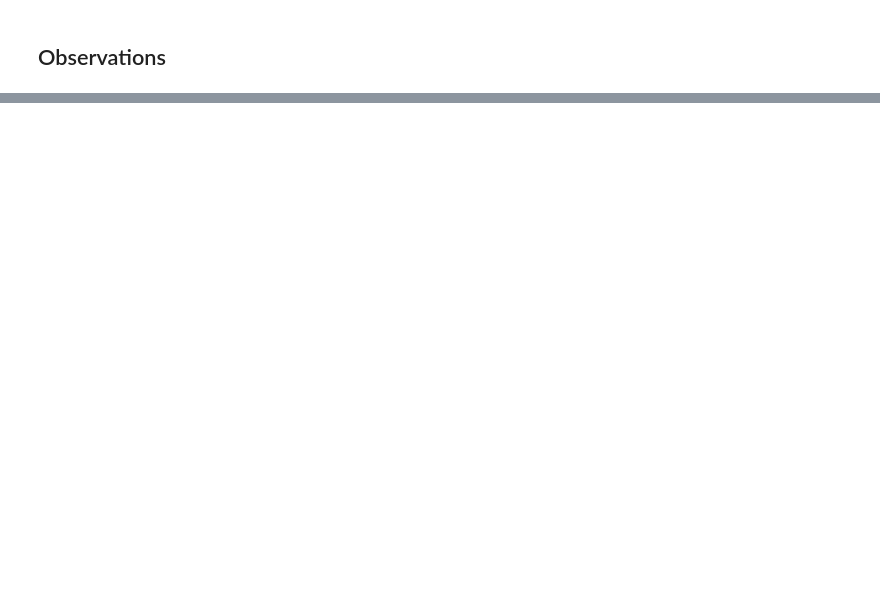
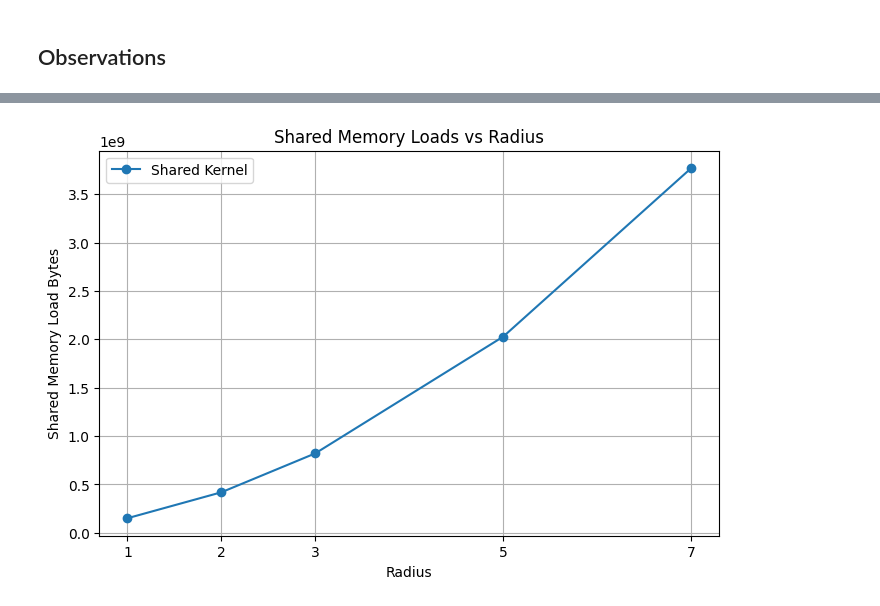
Before and after one commit to mematcha/gpumode-projects-notebook, a Jupyter notebook: 02_Labs/Lecture 2/Question 4/Mean Filter With and Without Shared Memory.ipynb, the cells around one changed output, grey strips where cells are left out. Cells and saved outputs as stored; diff of their text form; code cells hidden in the pictures; blank space fills up the shorter version.

```diff
--- a/02_Labs/Lecture 2/Question 4/Mean Filter With and Without Shared Memory.ipynb
+++ b/02_Labs/Lecture 2/Question 4/Mean Filter With and Without Shared Memory.ipynb
@@ -411,0 +990,20 @@ naive_time, shared_time
+# %%
+plt.figure(figsize=(8, 5))
+
+plt.plot(
+    shared["radius"],
+    shared[SHARED_LOAD],
+    marker="o",
+    label="Shared Kernel"
+)
+
+plt.xlabel("Radius")
+plt.ylabel("Shared Memory Load Bytes")
+plt.title("Shared Memory Loads vs Radius")
+
+plt.xticks(sorted(df["radius"].unique()))
+plt.grid(True)
+plt.legend()
+plt.show()
+# %% [output]
+[figure, added]
```
Also changed, not shown: parts of 23 cells of this notebook, 2 other files.
